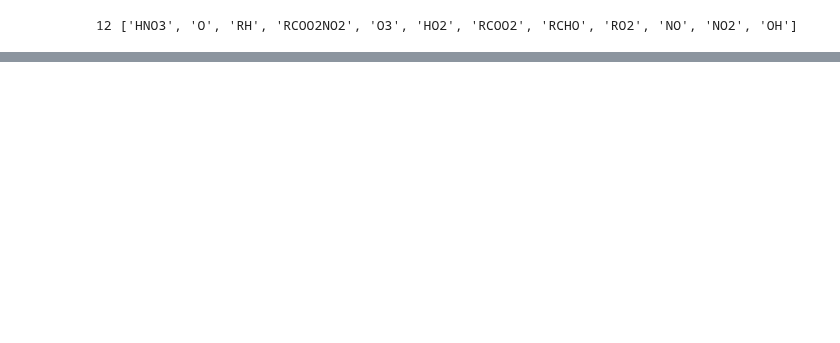
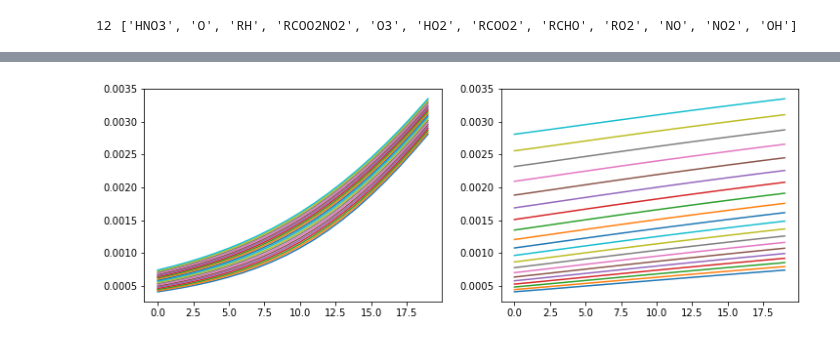
Before and after one commit to JiaweiZhuang/KPP, a Jupyter notebook: my_tests/smog/try_HDMR.ipynb, the cells around one changed output, grey strips where cells are left out. Saved outputs shown, nothing was run; the diff lists cells and outputs as text; code cells hidden in the pictures; blank space fills up the shorter version.

```diff
--- a/my_tests/smog/try_HDMR.ipynb
+++ b/my_tests/smog/try_HDMR.ipynb
@@ -35,0 +75,6 @@ plt.plot(y0_list[:,n], StandardScaler().fit_transform(f1));
+# %%
+plt.figure(figsize=[12,4])
+plt.subplot(121);plt.plot(f2[:, :, 5]);
+plt.subplot(122);plt.plot(f2[:, :, 5].T);
+# %% [output]
+[figure, added]
```
Also changed, not shown: parts of 8 cells of this notebook.
